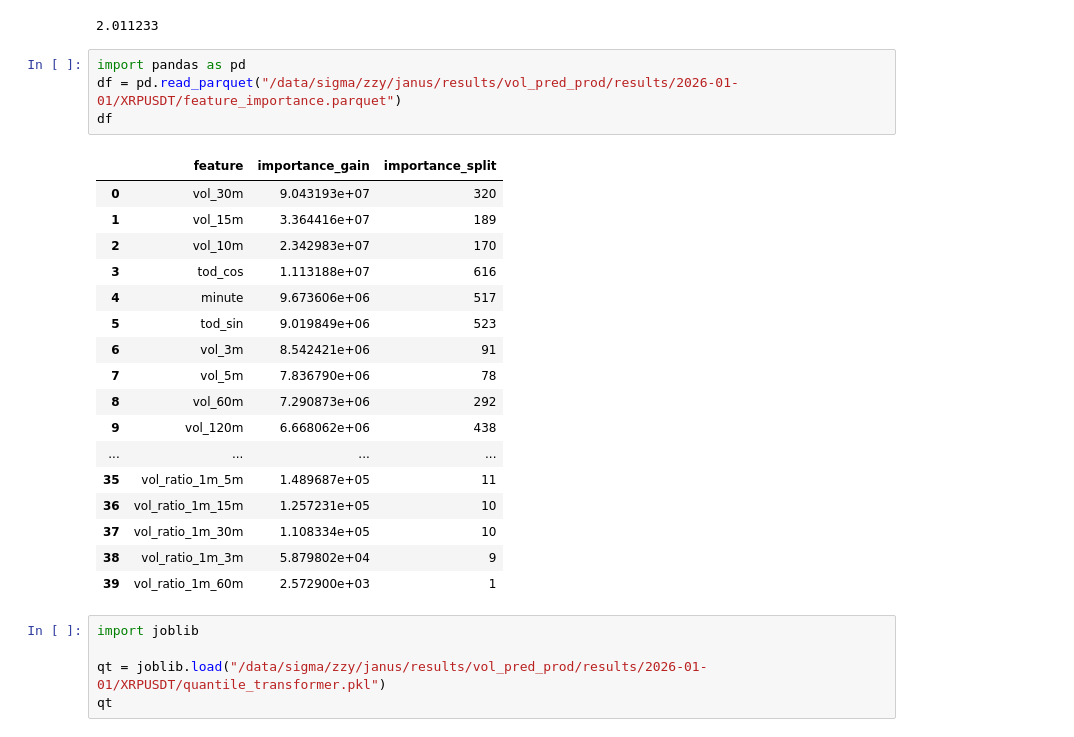
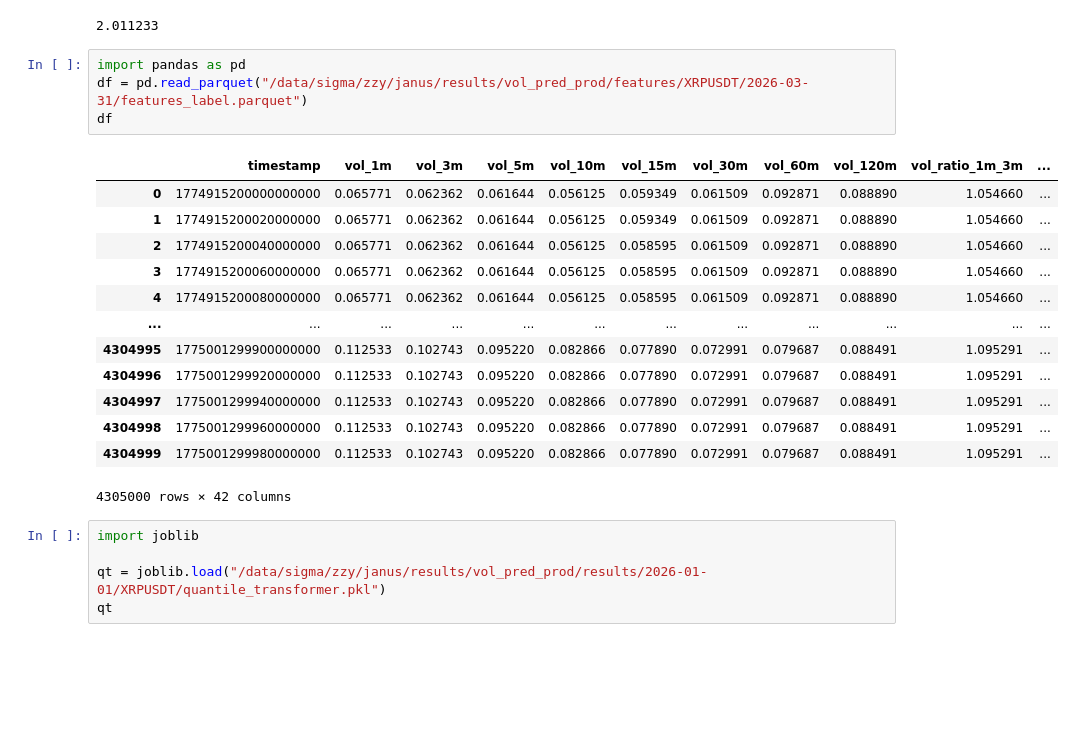
Before and after one commit to zhanyi136/janus_vol_pred, a Jupyter notebook: janus_vol_pred/analysis/data.ipynb, the cells around one changed output. Cells and saved outputs as stored; diff of their text form; blank space fills up the shorter version.

```diff
--- a/janus_vol_pred/analysis/data.ipynb
+++ b/janus_vol_pred/analysis/data.ipynb
@@ -327,26 +327,22 @@ Name: volatility, dtype: float64
 2.011233
 # %%
 import pandas as pd
-df = pd.read_parquet("/data/sigma/zzy/janus/results/vol_pred_prod/results/2026-01-01/XRPUSDT/feature_importance.parquet")
+df = pd.read_parquet("/data/sigma/zzy/janus/results/vol_pred_prod/features/XRPUSDT/2026-03-31/features_label.parquet")
 df
 # %% [output]
-|  | feature | importance_gain | importance_split |
-| 0 | vol_30m | 9.043193e+07 | 320 |
-| 1 | vol_15m | 3.364416e+07 | 189 |
-| 2 | vol_10m | 2.342983e+07 | 170 |
-| 3 | tod_cos | 1.113188e+07 | 616 |
-| 4 | minute | 9.673606e+06 | 517 |
-| 5 | tod_sin | 9.019849e+06 | 523 |
-| 6 | vol_3m | 8.542421e+06 | 91 |
-| 7 | vol_5m | 7.836790e+06 | 78 |
-| 8 | vol_60m | 7.290873e+06 | 292 |
-| 9 | vol_120m | 6.668062e+06 | 438 |
-| ... | ... | ... | ... |
-| 35 | vol_ratio_1m_5m | 1.489687e+05 | 11 |
-| 36 | vol_ratio_1m_15m | 1.257231e+05 | 10 |
-| 37 | vol_ratio_1m_30m | 1.108334e+05 | 10 |
-| 38 | vol_ratio_1m_3m | 5.879802e+04 | 9 |
-| 39 | vol_ratio_1m_60m | 2.572900e+03 | 1 |
+|  | timestamp | vol_1m | vol_3m | vol_5m | vol_10m | vol_15m | vol_30m | vol_60m | vol_120m | vol_ratio_1m_3m | ... |
+| 0 | 1774915200000000000 | 0.065771 | 0.062362 | 0.061644 | 0.056125 | 0.059349 | 0.061509 | 0.092871 | 0.088890 | 1.054660 | ... |
+| 1 | 1774915200020000000 | 0.065771 | 0.062362 | 0.061644 | 0.056125 | 0.059349 | 0.061509 | 0.092871 | 0.088890 | 1.054660 | ... |
+| 2 | 1774915200040000000 | 0.065771 | 0.062362 | 0.061644 | 0.056125 | 0.058595 | 0.061509 | 0.092871 | 0.088890 | 1.054660 | ... |
+| 3 | 1774915200060000000 | 0.065771 | 0.062362 | 0.061644 | 0.056125 | 0.058595 | 0.061509 | 0.092871 | 0.088890 | 1.054660 | ... |
+| 4 | 1774915200080000000 | 0.065771 | 0.062362 | 0.061644 | 0.056125 | 0.058595 | 0.061509 | 0.092871 | 0.088890 | 1.054660 | ... |
+| ... | ... | ... | ... | ... | ... | ... | ... | ... | ... | ... | ... |
+| 4304995 | 1775001299900000000 | 0.112533 | 0.102743 | 0.095220 | 0.082866 | 0.077890 | 0.072991 | 0.079687 | 0.088491 | 1.095291 | ... |
+| 4304996 | 1775001299920000000 | 0.112533 | 0.102743 | 0.095220 | 0.082866 | 0.077890 | 0.072991 | 0.079687 | 0.088491 | 1.095291 | ... |
+| 4304997 | 1775001299940000000 | 0.112533 | 0.102743 | 0.095220 | 0.082866 | 0.077890 | 0.072991 | 0.079687 | 0.088491 | 1.095291 | ... |
+| 4304998 | 1775001299960000000 | 0.112533 | 0.102743 | 0.095220 | 0.082866 | 0.077890 | 0.072991 | 0.079687 | 0.088491 | 1.095291 | ... |
+| 4304999 | 1775001299980000000 | 0.112533 | 0.102743 | 0.095220 | 0.082866 | 0.077890 | 0.072991 | 0.079687 | 0.088491 | 1.095291 | ... |
+4305000 rows × 42 columns
 # %%
 import joblib
 
```
Also changed, not shown: 4 other files.
